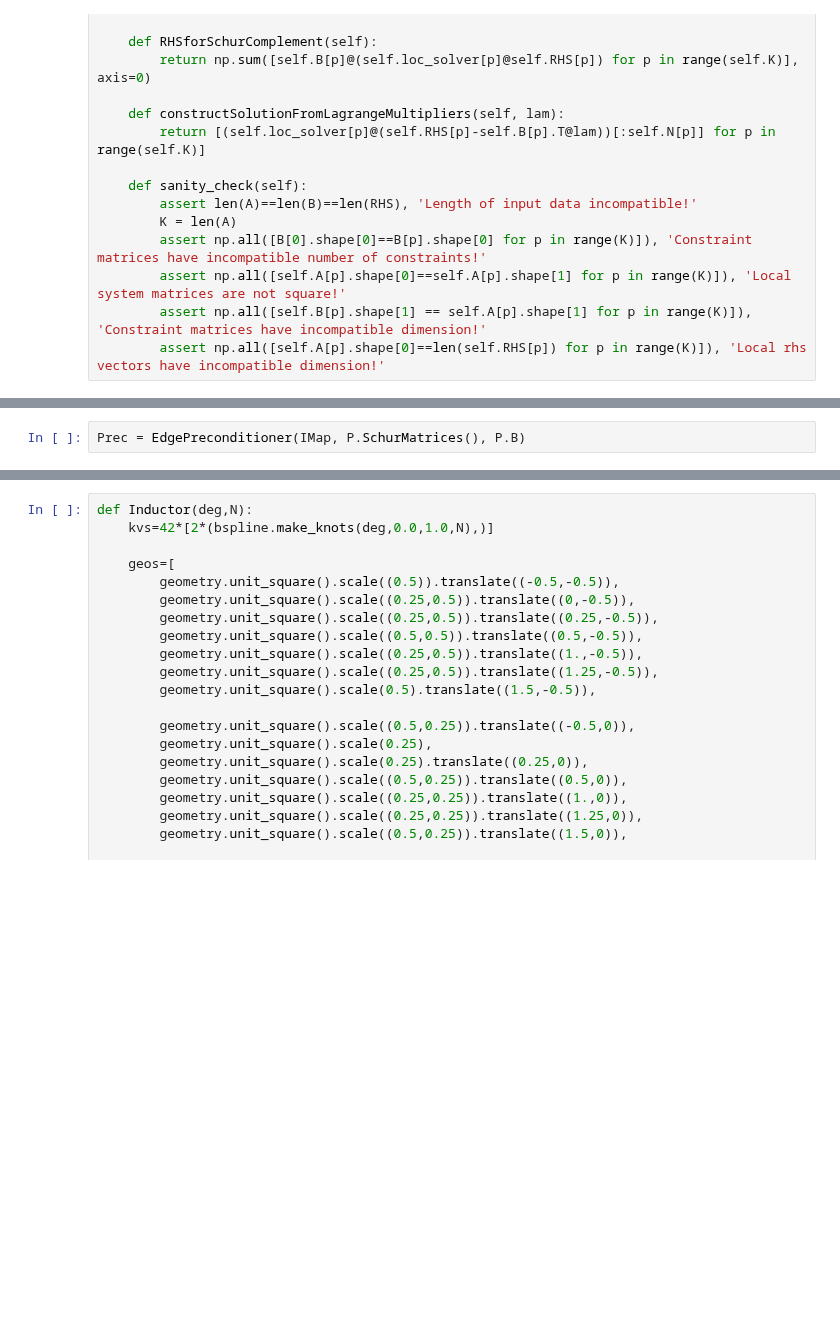
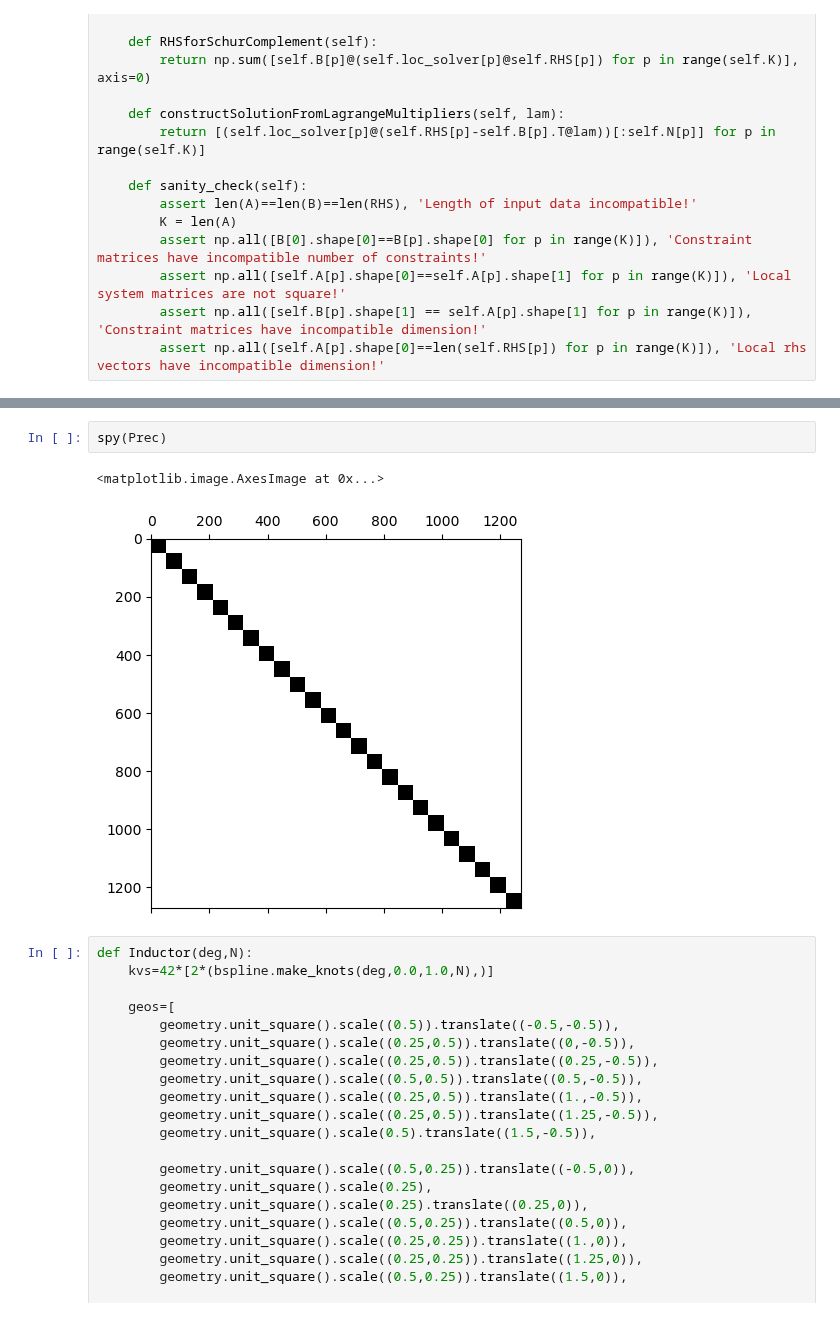
Before and after one commit to Stefan714/pyiga, a Jupyter notebook: notebooks/IETI2.ipynb, the cells around one changed output, grey strips where cells are left out. Cells and saved outputs as stored; diff of their text form; blank space fills up the shorter version.

```diff
--- a/notebooks/IETI2.ipynb
+++ b/notebooks/IETI2.ipynb
@@ -646,2 +583,0 @@ array([[0, 0, 0, 0, 0],
-# %%
-Prec = EdgePreconditioner(IMap, P.SchurMatrices(), P.B)
@@ -696,3 +624,8 @@ MsD = MsD@np.eye(MsD.shape[0])
+# %%
+spy(Prec)
+# %% [output]
+<matplotlib.image.AxesImage at 0x...>
+[figure, added]
 # %%
 def Inductor(deg,N):
     kvs=42*[2*(bspline.make_knots(deg,0.0,1.0,N),)]
```
Also changed, not shown: parts of 25 cells of this notebook, 2 other files.
